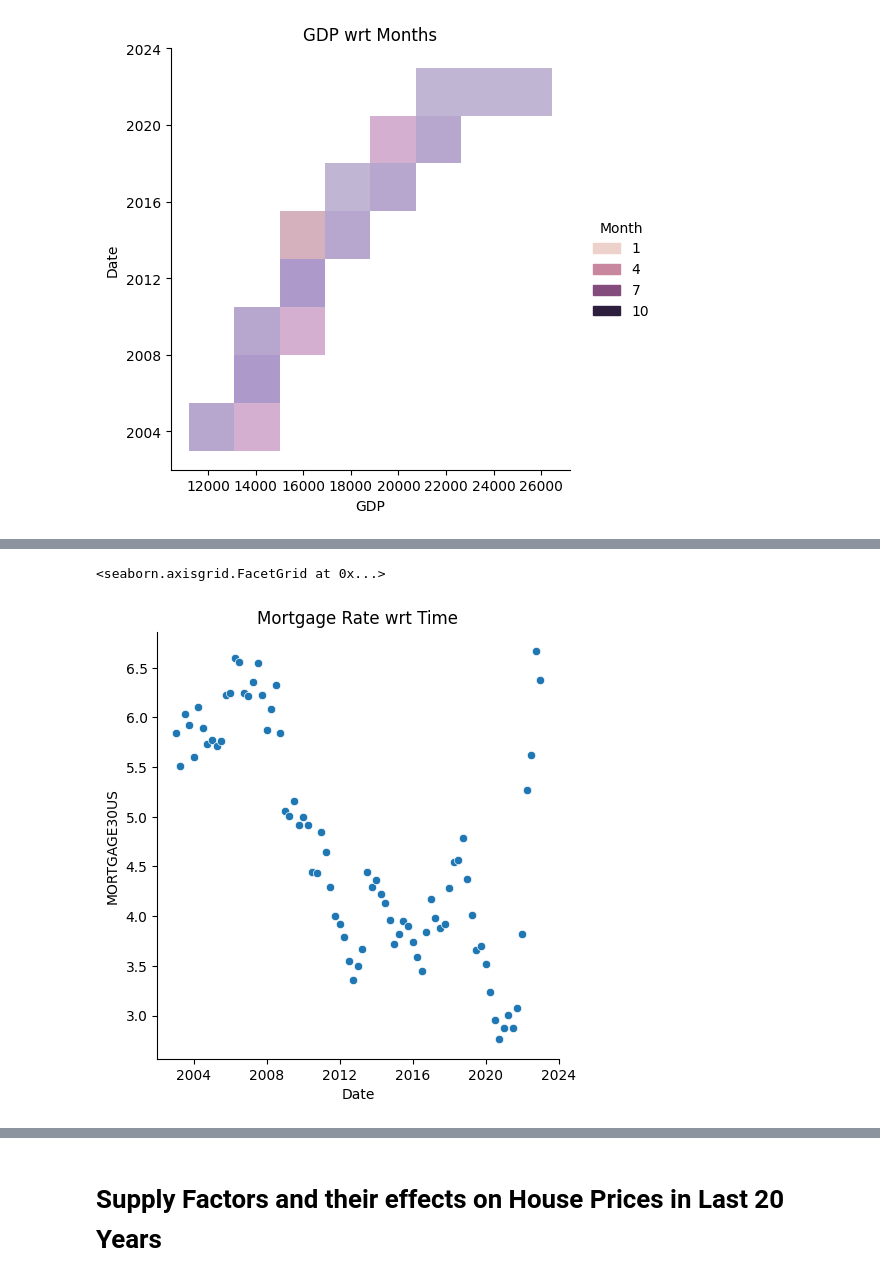
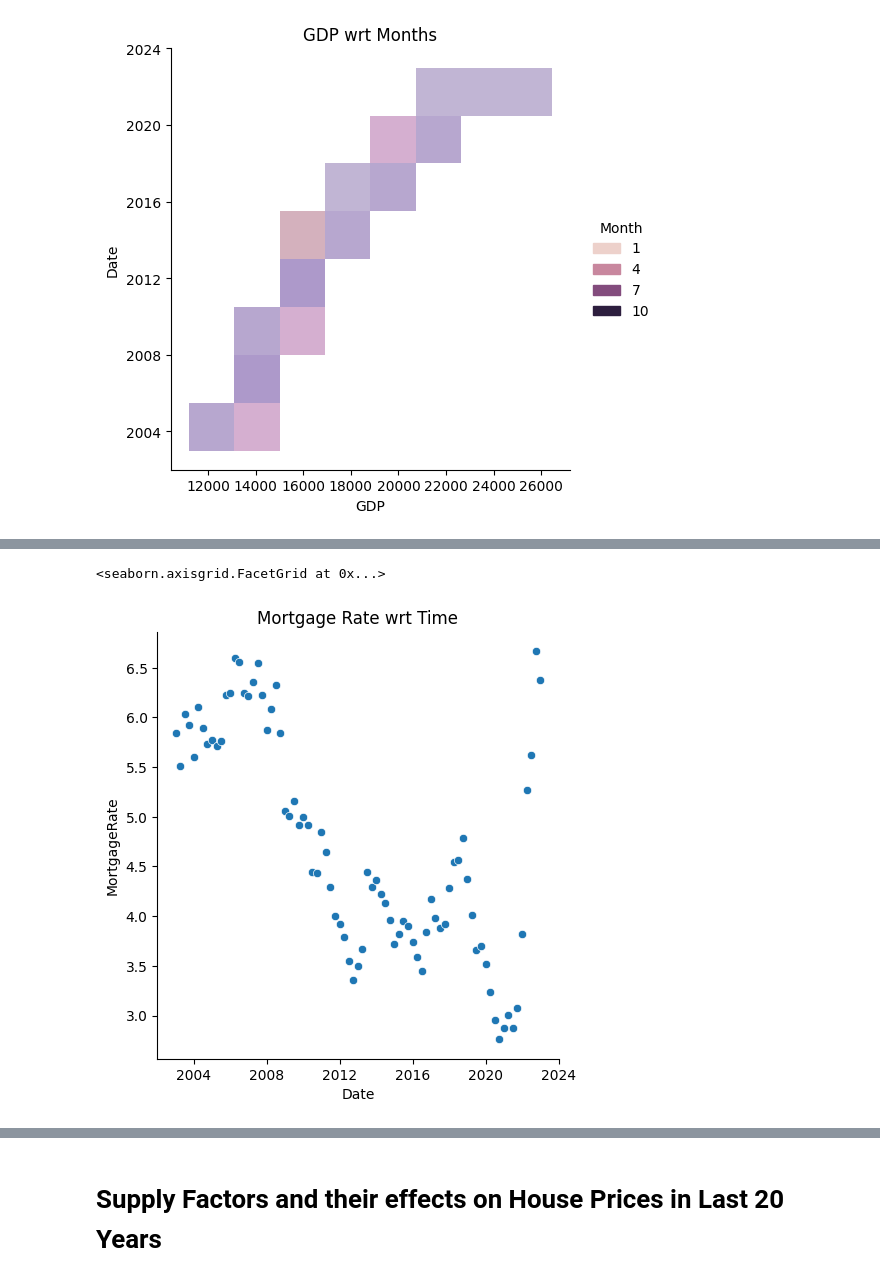
Before and after one commit to Vmalik1995/Demand-and-Supply-Factors, a Jupyter notebook: Supply_Demand_Factors.ipynb, the cells around one changed output, grey strips where cells are left out. Drawn from its saved outputs; the diff is of its cells as text; code cells hidden in the pictures.

```diff
--- a/Supply_Demand_Factors.ipynb
+++ b/Supply_Demand_Factors.ipynb
@@ -42,6 +44,11 @@ demand_df
 | 79 | 01-10-2022 | 297.896667 | 6.664615 | 58.800000 | NaN | 479500 | 26137.992 |
 | 80 | 01-01-2023 | NaN | 6.372308 | 64.633333 | NaN | 436800 | 26465.865 |
 81 rows × 7 columns
+# %%
+demand_df.rename(columns = {'INTDSRUSM193N': 'InterestRates',
+                            'MORTGAGE30US': 'MortgageRate',
+                            'MSPUS': 'MedianSalePrice',
+                            'UMCSENT': 'CustSentiment'}, inplace = True)
 # %%
 demand_df.info()
 # %% [output]
@@ -141,10 +148,10 @@ px.bar(new_df,
 # %%
 sns.relplot(data = new_df,
             x='Date',
-            y='MORTGAGE30US').set(title = 'Mortgage Rate wrt Time')
+            y='MortgageRate').set(title = 'Mortgage Rate wrt Time')
 # %% [output]
 <seaborn.axisgrid.FacetGrid at 0x...>
-[figure, old version]
+[figure, new version]
 # %%
 px.line(new_df,
         x='Date',
```
Also changed, not shown: parts of 25 cells of this notebook.
